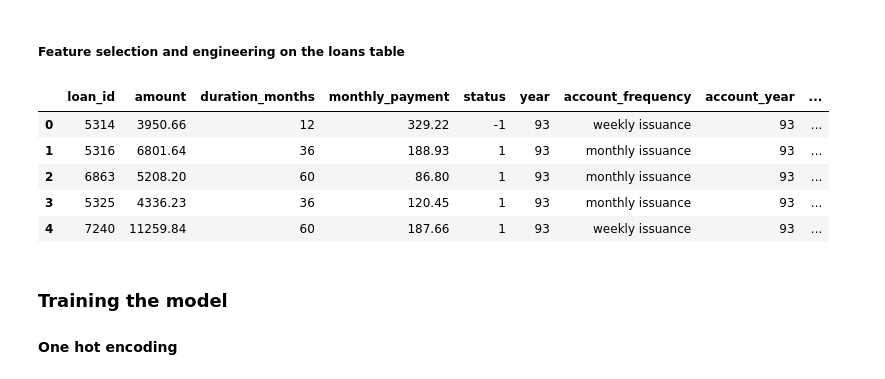
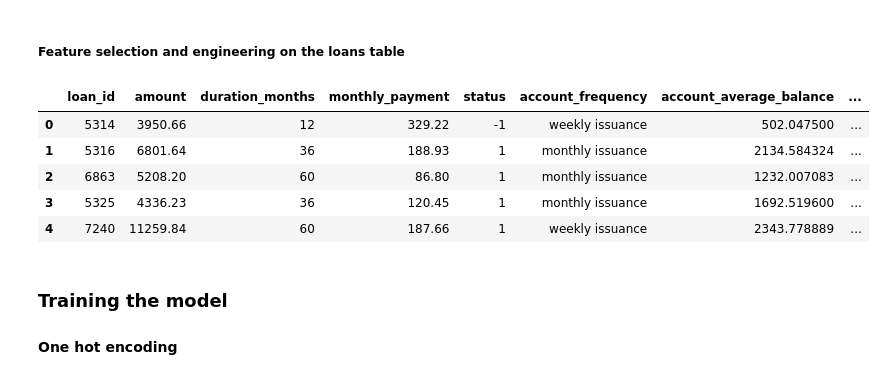
Before and after one commit to bdmendes/feup-ac-banking, a Jupyter notebook: project.ipynb, the cells around one changed output. Saved outputs shown, nothing was run; the diff lists cells and outputs as text; code cells hidden in the pictures.

Commit message:
Add card type to model and minor adjustments

```diff
--- a/project.ipynb
+++ b/project.ipynb
@@ -267,8 +267,8 @@ dispositions.head()
 # %% [markdown]
 ##### Relating dispositions to cards
 # %%
-dispositions_cpy = merge.merge_dispositions_cards(dispositions, cards) # cards are not enough; too many nans, check and discard
-dispositions_cpy.head()
+dispositions = merge.merge_dispositions_cards(dispositions, cards) # cards are not enough; too many nans, check and discard
+dispositions.head()
 # %% [output]
 |  | disp_id | account_id | type | number_account_dispositions | client_year | client_month | client_day | ... |
 | 0 | 1 | 1 | OWNER | 1 | 70 | 12 | 13 | ... |
@@ -326,19 +322,19 @@ loans_dev.head()
 # %%
 import src.preprocess.util as utils
 loans_dev['age_at_loan'] = loans_dev.apply(lambda row: utils.extract_age(row), axis=1)
 loans_comp['age_at_loan'] = loans_comp.apply(lambda row: utils.extract_age(row), axis=1)
 
-loans_dev = loans_dev.drop(columns=["account_month", "account_day", "month", "day", "owner_day", "owner_month", "owner_gender"])
-loans_comp = loans_comp.drop(columns=["account_month", "account_day", "month", "day", "owner_day", "owner_month", "owner_gender"])
+loans_dev = loans_dev.drop(columns=["account_month", "account_day", "month", "day", "owner_day", "owner_month", "owner_gender", "account_year",  "owner_year", "year"])
+loans_comp = loans_comp.drop(columns=["account_month", "account_day", "month", "day", "owner_day", "owner_month", "owner_gender", "account_year",  "owner_year", "year"])
 
 loans_dev.head(5)
 # %% [output]
-|  | loan_id | amount | duration_months | monthly_payment | status | year | account_frequency | account_year | ... |
-| 0 | 5314 | 3950.66 | 12 | 329.22 | -1 | 93 | weekly issuance | 93 | ... |
-| 1 | 5316 | 6801.64 | 36 | 188.93 | 1 | 93 | monthly issuance | 93 | ... |
-| 2 | 6863 | 5208.20 | 60 | 86.80 | 1 | 93 | monthly issuance | 93 | ... |
-| 3 | 5325 | 4336.23 | 36 | 120.45 | 1 | 93 | monthly issuance | 93 | ... |
-| 4 | 7240 | 11259.84 | 60 | 187.66 | 1 | 93 | weekly issuance | 93 | ... |
+|  | loan_id | amount | duration_months | monthly_payment | status | account_frequency | account_average_balance | ... |
+| 0 | 5314 | 3950.66 | 12 | 329.22 | -1 | weekly issuance | 502.047500 | ... |
+| 1 | 5316 | 6801.64 | 36 | 188.93 | 1 | monthly issuance | 2134.584324 | ... |
+| 2 | 6863 | 5208.20 | 60 | 86.80 | 1 | monthly issuance | 1232.007083 | ... |
+| 3 | 5325 | 4336.23 | 36 | 120.45 | 1 | monthly issuance | 1692.519600 | ... |
+| 4 | 7240 | 11259.84 | 60 | 187.66 | 1 | weekly issuance | 2343.778889 | ... |
 # %% [markdown]
 ### Training the model
 
```
Also changed, not shown: parts of 4 cells of this notebook, 2 other files.
